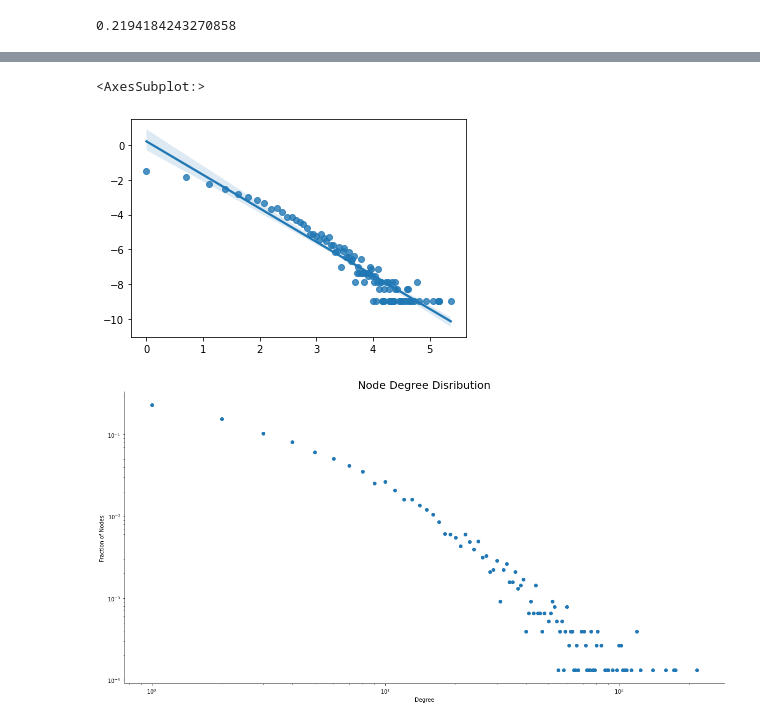
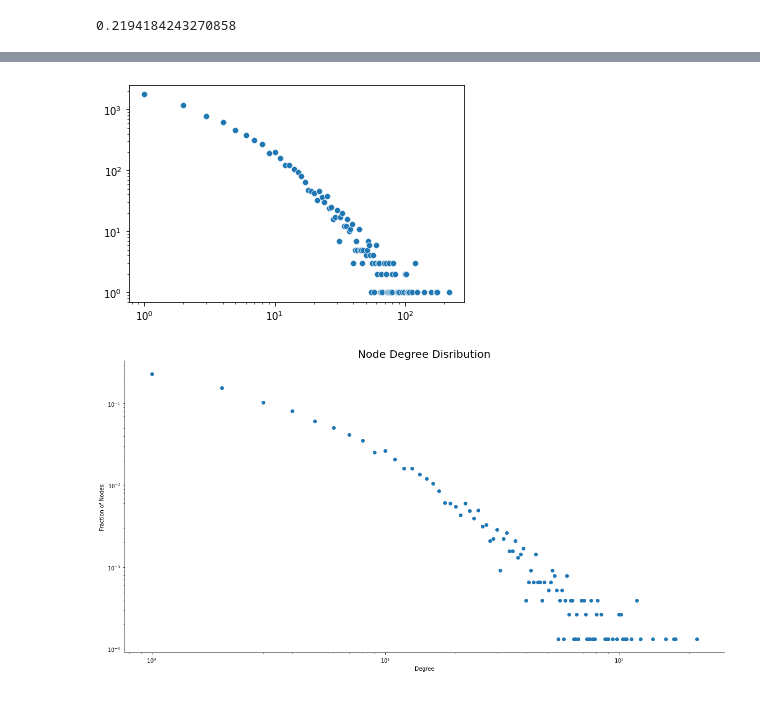
Before and after one commit to LaurinBrechter/GraphTheory, a Jupyter notebook: LastFmSocialNetwork.ipynb, the cells around one changed output, grey strips where cells are left out. Saved outputs shown, nothing was run; the diff lists cells and outputs as text; code cells hidden in the pictures.

```diff
--- a/LastFmSocialNetwork.ipynb
+++ b/LastFmSocialNetwork.ipynb
@@ -31,12 +32,7 @@ degrees = np.array(list(dict(nx.degree(lastfm)).values()))
 # %%
 N = len(degrees)
 vals, counts = np.unique(degrees, return_counts=True)
-counts = counts/N
+counts = counts
 # %%
 vals_log = np.log(vals)
 counts_log = np.log(counts)
-# %%
-sns.regplot(x=vals_log, y=counts_log)
-# %% [output]
-<AxesSubplot:>
-[figure, removed]
@@ -45,3 +39,10 @@ nx.average_shortest_path_length(lastfm)
+# %%
+fig, ax = plt.subplots()
+sns.scatterplot(x=vals, y=counts, ax=ax)
+ax.set_xscale("log")
+ax.set_yscale("log")
+# %% [output]
+[figure, added]
 # %%
 fig, ax = plt.subplots(figsize=(20,10))
 
```
Also changed, not shown: parts of 36 cells of this notebook, 3 other files.
